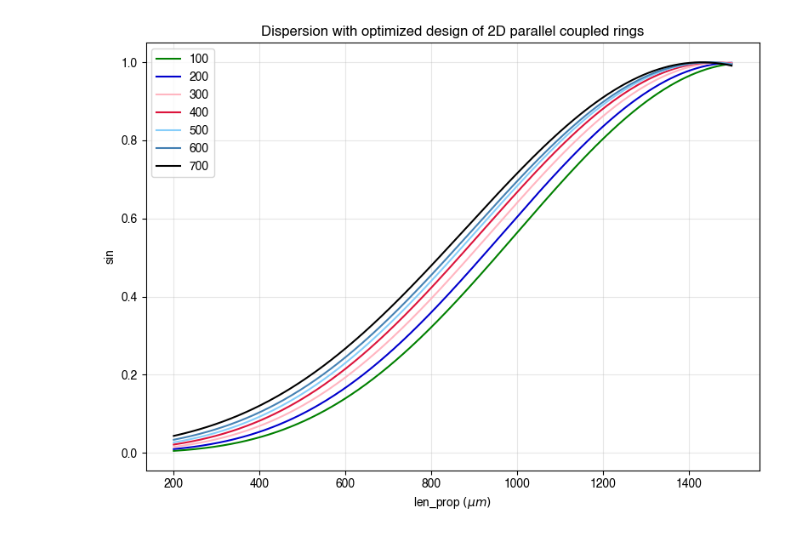
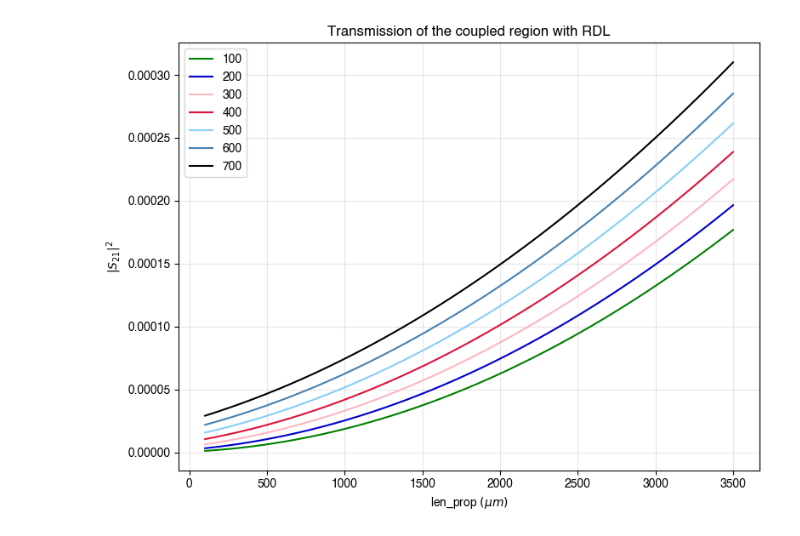
Before and after one commit to Harryxwh/SiNDispersionEngineering, a Jupyter notebook: Extract_EME_res.ipynb, the cells around one changed output. Drawn from its saved outputs; the diff is of its cells as text; code cells hidden in the pictures.

```diff
--- a/Extract_EME_res.ipynb
+++ b/Extract_EME_res.ipynb
@@ -5,7 +5,7 @@ import glob
 import re
 from Functions import *
 # %%
-foldername = "../data/Vertical_EME gapy 8um/"
+foldername = "../data/Vertical_EME - no RDL/"
 # 获取所有匹配的文件
 filename_list = glob.glob(foldername + 'len_taper_RDL-*.txt')
 filename_list
@@ -20,5 +20,7 @@ filename_list
 # %%
-len_prop_arr = np.linspace(200,1500,651)
+# len_prop_arr = np.linspace(200,1500,651)
+
+len_prop_arr = np.linspace(100,3500,681)
 # %%
 # 创建一个空的DataFrame用于存储所有数据
 df_data = pd.DataFrame()
@@ -71,25 +70,25 @@ array(['100', '200', '300', '400', '500', '600', '700'], dtype='<U51')
 # %%
 colors_list = ['green','mediumblue','LightPink','crimson','lightskyblue','steelblue','black']*2
 param_dict = {  "Y_legends"     : np.array(file_list)[:,0],
                 "X_label"       : r"len_prop $(\mu m)$",
-                "Y_label"       : "sin",
-                "title"         : "Dispersion with optimized design of 2D parallel coupled rings",
+                "Y_label"       : r"$|S_{21}|^2$",
+                "title"         : r"Transmission of the coupled region with RDL",
                 "figsize"       : (8,6),
                 "marker_list"   : [""]*15,
                 "linestyle_list": ["-"]*15,
                 "colors_list"   : colors_list,
                 # "xticks"        : xticks,
                 # "xtickslabel"   : np.flip(xtickslabels),
                 # "yticks"        : yticks,
                 # "xlim"          : (-Max_M_idx*M,(Max_M_idx)*M+1),
                 # "ylim"          : (-2500,3000),
                 # "AD_region_color"    : True,
                 # "bbox_legend"   : (0.9,0.9),
                 # "text"          : text,
                 # "linespacing"   : 1.5,
                 # "loc_text"      : (0.6,0.1)}
 }
 
 Plot_curve((np.c_[np.array(df_data.iloc[:,0]),np.array(df_data.iloc[:,1:])],),**param_dict)
 # %% [output]
-[figure, old version]
+[figure, new version]
```
Also changed, not shown: parts of 3 cells of this notebook, 19 other files.
